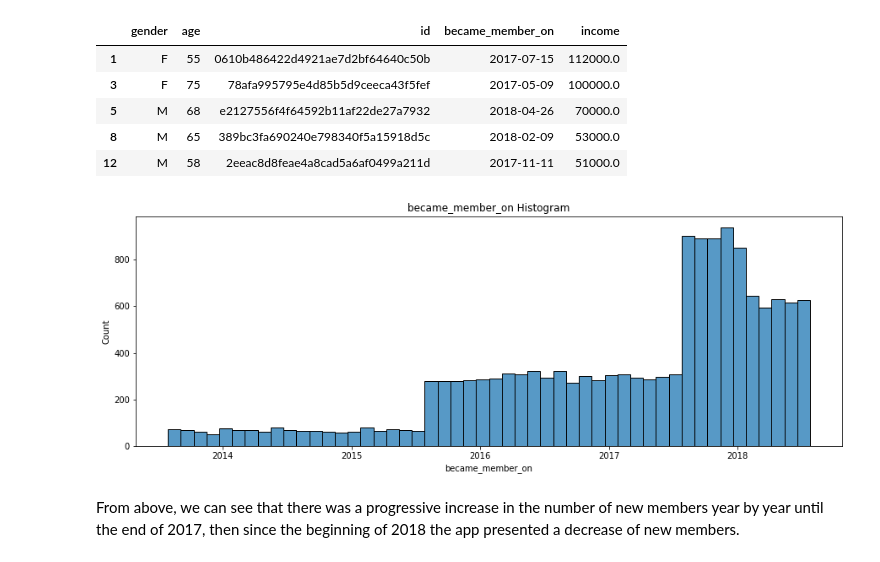
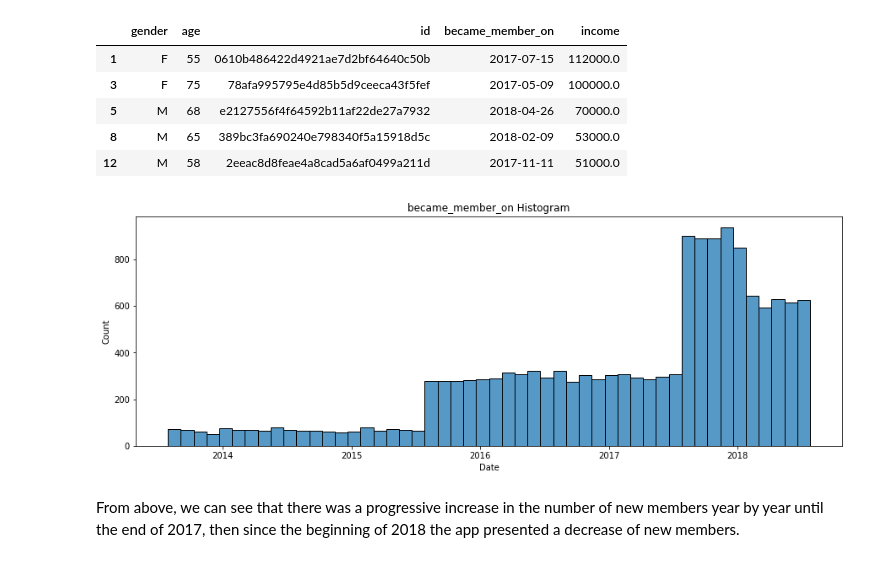
Before and after one commit to Haroldg94/Udacity-Machine-Learning-Engineer-Nanodegree, a Jupyter notebook: Capstone_project.ipynb, the cells around one changed output. Drawn from its saved outputs; the diff is of its cells as text; code cells hidden in the pictures.

```diff
--- a/Capstone_project.ipynb
+++ b/Capstone_project.ipynb
@@ -97,13 +112,14 @@ profile.head()
 | 8 | M | 65 | 389bc3fa690240e798340f5a15918d5c | 2018-02-09 | 53000.0 |
 | 12 | M | 58 | 2eeac8d8feae4a8cad5a6af0499a211d | 2017-11-11 | 51000.0 |
 # %%
-# Plotting the bocame_member_on feature histogram
+# Plotting the became_member_on feature histogram
 plt.figure(figsize = (15,5))
 sns.histplot(data = profile, x = 'became_member_on', bins = 50)
 plt.title('became_member_on Histogram')
+plt.xlabel('Date')
 plt.show()
 # %% [output]
-[figure, old version]
+[figure, new version]
 # %% [markdown]
 From above, we can see that there was a progressive increase in the number of new members year by year until the end of 2017, then since the beginning of 2018 the app presented a decrease of new members.
 # %%
```
Also changed, not shown: parts of 55 cells of this notebook, 2 other files.
